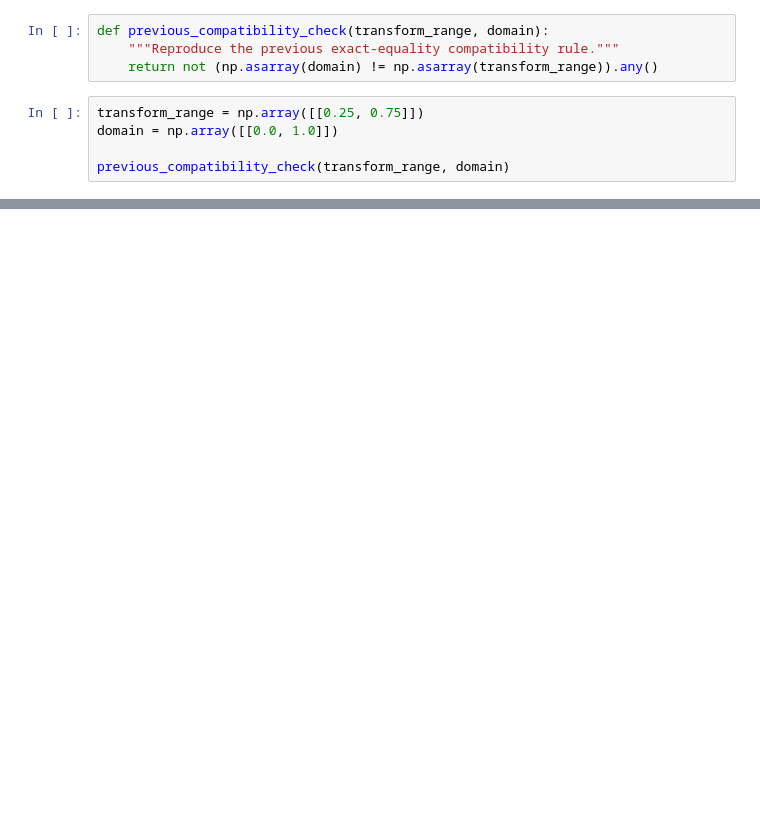
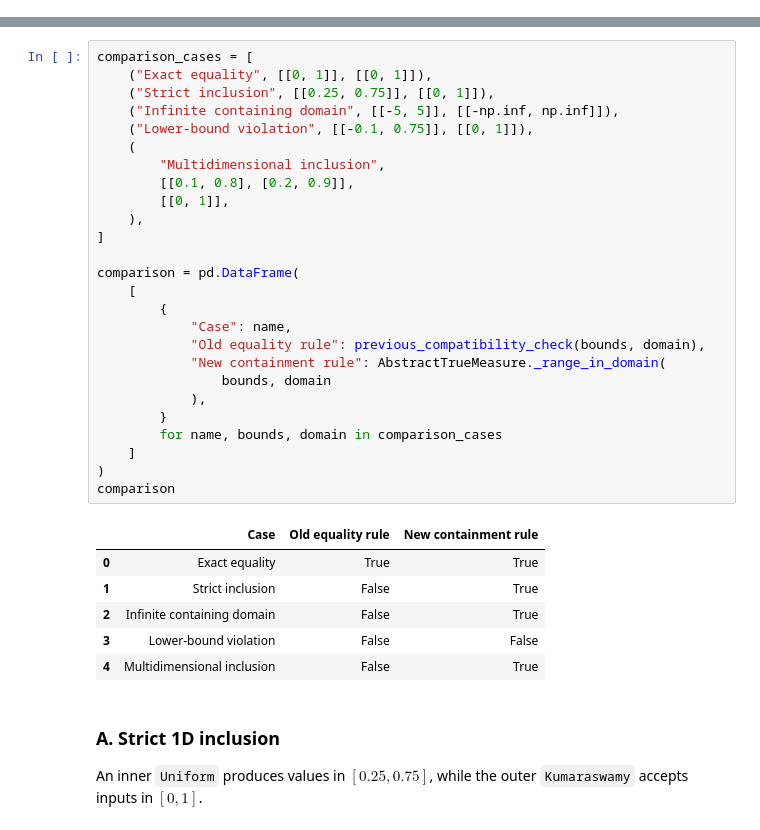
Before and after one commit to QMCSoftware/qmcpy, a Jupyter notebook: demos/true_measure_domain_inclusion.ipynb, the cells around one changed output, grey strips where cells are left out. Drawn from its saved outputs; the diff is of its cells as text; blank space fills up the shorter version.

Commit message:
Refine TrueMeasure domain inclusion demo

```diff
--- a/demos/true_measure_domain_inclusion.ipynb
+++ b/demos/true_measure_domain_inclusion.ipynb
@@ -337,9 +0,0 @@ Conceptually, the check was equivalent to:
-# %%
-def previous_compatibility_check(transform_range, domain):
-    """Reproduce the previous exact-equality compatibility rule."""
-    return not (np.asarray(domain) != np.asarray(transform_range)).any()
-# %%
-transform_range = np.array([[0.25, 0.75]])
-domain = np.array([[0.0, 1.0]])
-
-previous_compatibility_check(transform_range, domain)
@@ -1354,0 +97,37 @@ It recognizes domain-compatible chained transformations that were previously rej
+# %%
+comparison_cases = [
+    ("Exact equality", [[0, 1]], [[0, 1]]),
+    ("Strict inclusion", [[0.25, 0.75]], [[0, 1]]),
+    ("Infinite containing domain", [[-5, 5]], [[-np.inf, np.inf]]),
+    ("Lower-bound violation", [[-0.1, 0.75]], [[0, 1]]),
+    (
+        "Multidimensional inclusion",
+        [[0.1, 0.8], [0.2, 0.9]],
+        [[0, 1]],
+    ),
+]
+
+comparison = pd.DataFrame(
+    [
+        {
+            "Case": name,
+            "Old equality rule": previous_compatibility_check(bounds, domain),
+            "New containment rule": AbstractTrueMeasure._range_in_domain(
+                bounds, domain
+            ),
+        }
+        for name, bounds, domain in comparison_cases
+    ]
+)
+comparison
+# %% [output]
+|  | Case | Old equality rule | New containment rule |
+| 0 | Exact equality | True | True |
+| 1 | Strict inclusion | False | True |
+| 2 | Infinite containing domain | False | True |
+| 3 | Lower-bound violation | False | False |
+| 4 | Multidimensional inclusion | False | True |
+# %% [markdown]
+### A. Strict 1D inclusion
+
+An inner `Uniform` produces values in $[0.25,0.75]$, while the outer `Kumaraswamy` accepts inputs in $[0,1]$.
```
Also changed, not shown: parts of 68 cells of this notebook.
